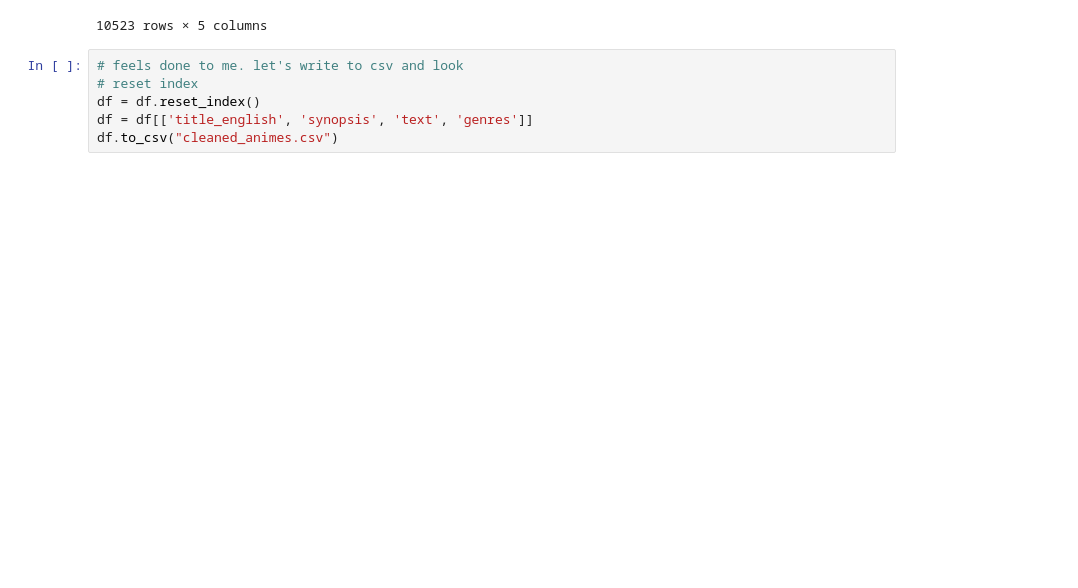
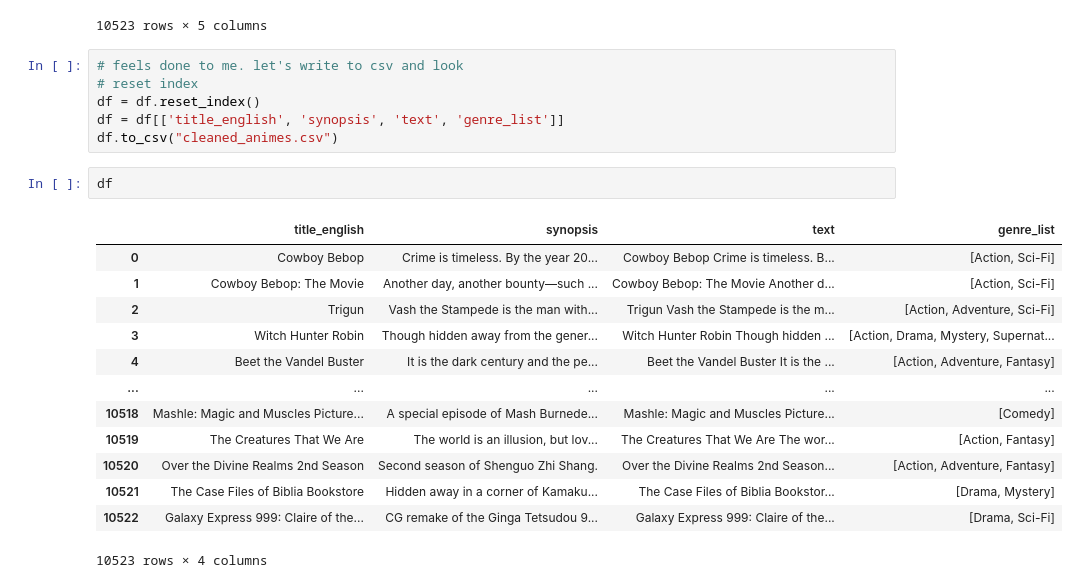
Before and after one commit to smleek/final_project, a Jupyter notebook: cleaning.ipynb, the cells around one changed output. Drawn from its saved outputs; the diff is of its cells as text; blank space fills up the shorter version.

```diff
--- a/cleaning.ipynb
+++ b/cleaning.ipynb
@@ -203,5 +203,21 @@ See the caveats in the documentation: https://pandas.pydata.org/pandas-docs/stab
 # feels done to me. let's write to csv and look
 # reset index
 df = df.reset_index()
-df = df[['title_english', 'synopsis', 'text', 'genres']]
+df = df[['title_english', 'synopsis', 'text', 'genre_list']]
 df.to_csv("cleaned_animes.csv")
+# %%
+df
+# %% [output]
+|  | title_english | synopsis | text | genre_list |
+| 0 | Cowboy Bebop | Crime is timeless. By the year 20... | Cowboy Bebop Crime is timeless. B... | [Action, Sci-Fi] |
+| 1 | Cowboy Bebop: The Movie | Another day, another bounty—such ... | Cowboy Bebop: The Movie Another d... | [Action, Sci-Fi] |
+| 2 | Trigun | Vash the Stampede is the man with... | Trigun Vash the Stampede is the m... | [Action, Adventure, Sci-Fi] |
+| 3 | Witch Hunter Robin | Though hidden away from the gener... | Witch Hunter Robin Though hidden ... | [Action, Drama, Mystery, Supernat... |
+| 4 | Beet the Vandel Buster | It is the dark century and the pe... | Beet the Vandel Buster It is the ... | [Action, Adventure, Fantasy] |
+| ... | ... | ... | ... | ... |
+| 10518 | Mashle: Magic and Muscles Picture... | A special episode of Mash Burnede... | Mashle: Magic and Muscles Picture... | [Comedy] |
+| 10519 | The Creatures That We Are | The world is an illusion, but lov... | The Creatures That We Are The wor... | [Action, Fantasy] |
+| 10520 | Over the Divine Realms 2nd Season | Second season of Shenguo Zhi Shang. | Over the Divine Realms 2nd Season... | [Action, Adventure, Fantasy] |
+| 10521 | The Case Files of Biblia Bookstore | Hidden away in a corner of Kamaku... | The Case Files of Biblia Bookstor... | [Drama, Mystery] |
+| 10522 | Galaxy Express 999: Claire of the... | CG remake of the Ginga Tetsudou 9... | Galaxy Express 999: Claire of the... | [Drama, Sci-Fi] |
+10523 rows × 4 columns
```
Also changed, not shown: 4 other files.
